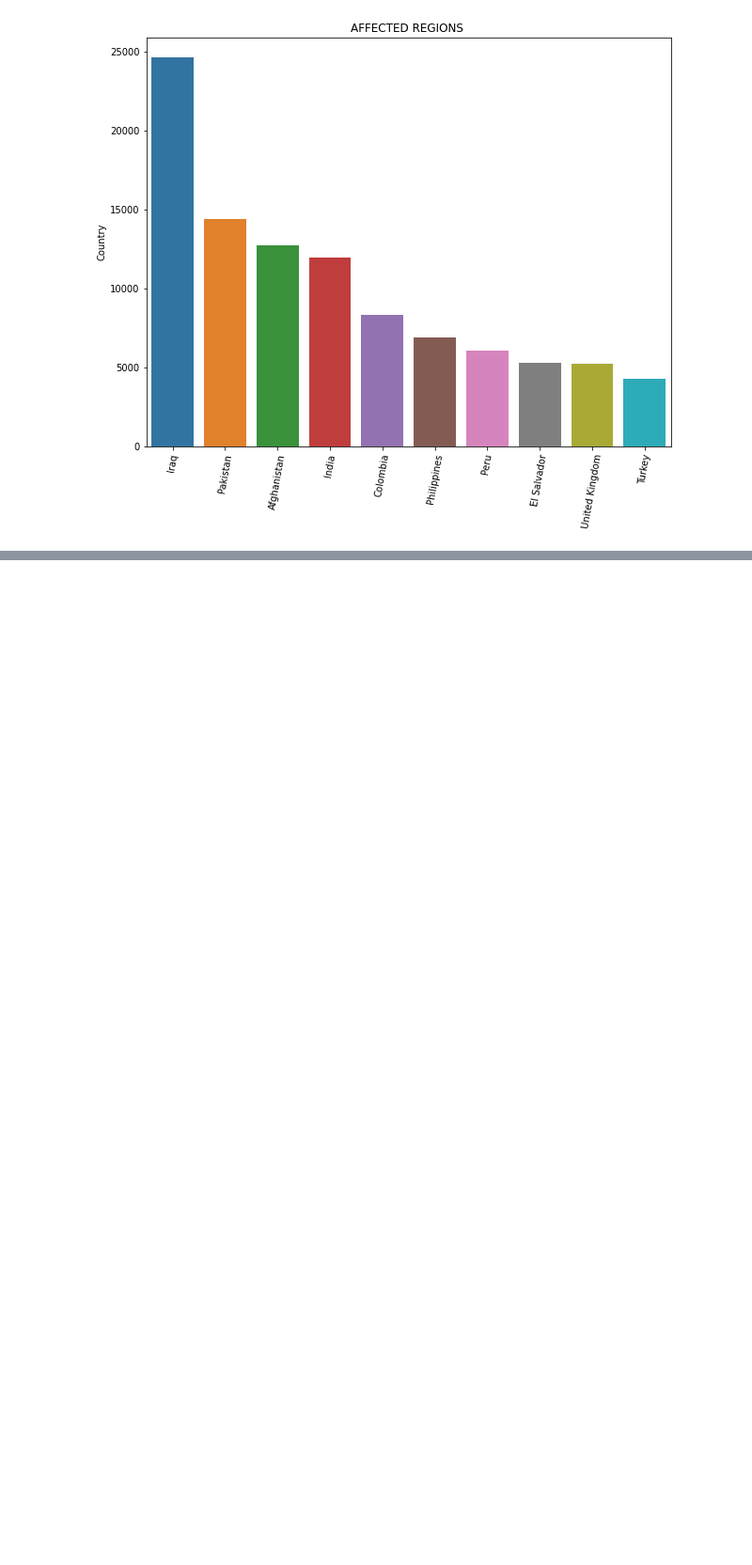
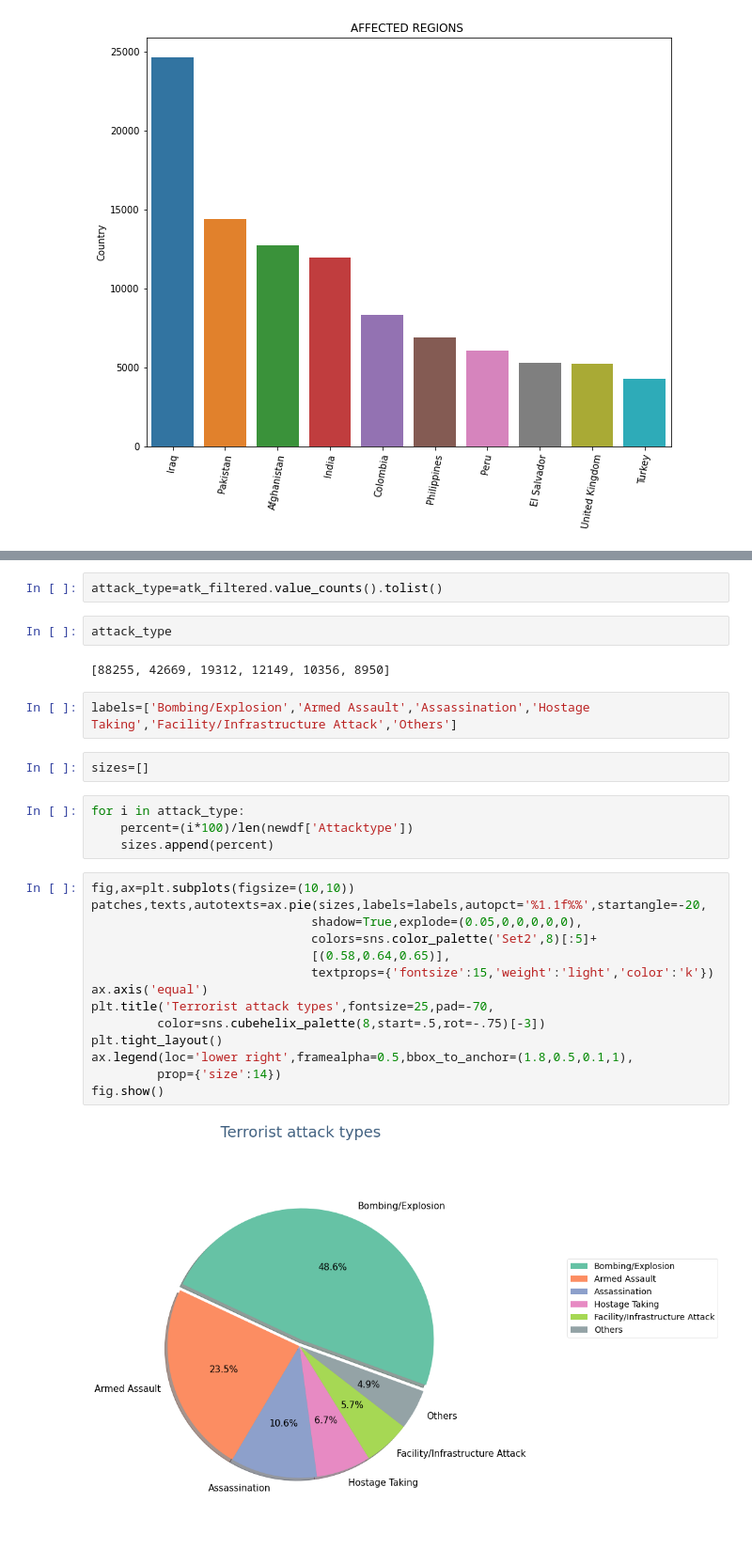
Before and after one commit to vikas6169/terrorism-repo1, a Jupyter notebook: globle_terrorism_data_analysis.ipynb, the cells around one changed output, grey strips where cells are left out. Shown at 94% size. Cells and saved outputs as stored; diff of their text form; blank space fills up the shorter version.

```diff
--- a/globle_terrorism_data_analysis.ipynb
+++ b/globle_terrorism_data_analysis.ipynb
@@ -192,0 +210,30 @@ KeyError: ignored
+# %%
+attack_type=atk_filtered.value_counts().tolist()
+# %%
+attack_type
+# %% [output]
+[88255, 42669, 19312, 12149, 10356, 8950]
+# %%
+labels=['Bombing/Explosion','Armed Assault','Assassination','Hostage Taking','Facility/Infrastructure Attack','Others']
+# %%
+sizes=[]
+# %%
+for i in attack_type:
+    percent=(i*100)/len(newdf['Attacktype'])
+    sizes.append(percent)
+# %%
+fig,ax=plt.subplots(figsize=(10,10))
+patches,texts,autotexts=ax.pie(sizes,labels=labels,autopct='%1.1f%%',startangle=-20,
+                              shadow=True,explode=(0.05,0,0,0,0,0),
+                              colors=sns.color_palette('Set2',8)[:5]+
+                              [(0.58,0.64,0.65)],
+                              textprops={'fontsize':15,'weight':'light','color':'k'})
+ax.axis('equal')
+plt.title('Terrorist attack types',fontsize=25,pad=-70,
+         color=sns.cubehelix_palette(8,start=.5,rot=-.75)[-3])
+plt.tight_layout()
+ax.legend(loc='lower right',framealpha=0.5,bbox_to_anchor=(1.8,0.5,0.1,1),
+         prop={'size':14})
+fig.show()
+# %% [output]
+[figure, added]
```
Also changed, not shown: parts of 45 cells of this notebook.
